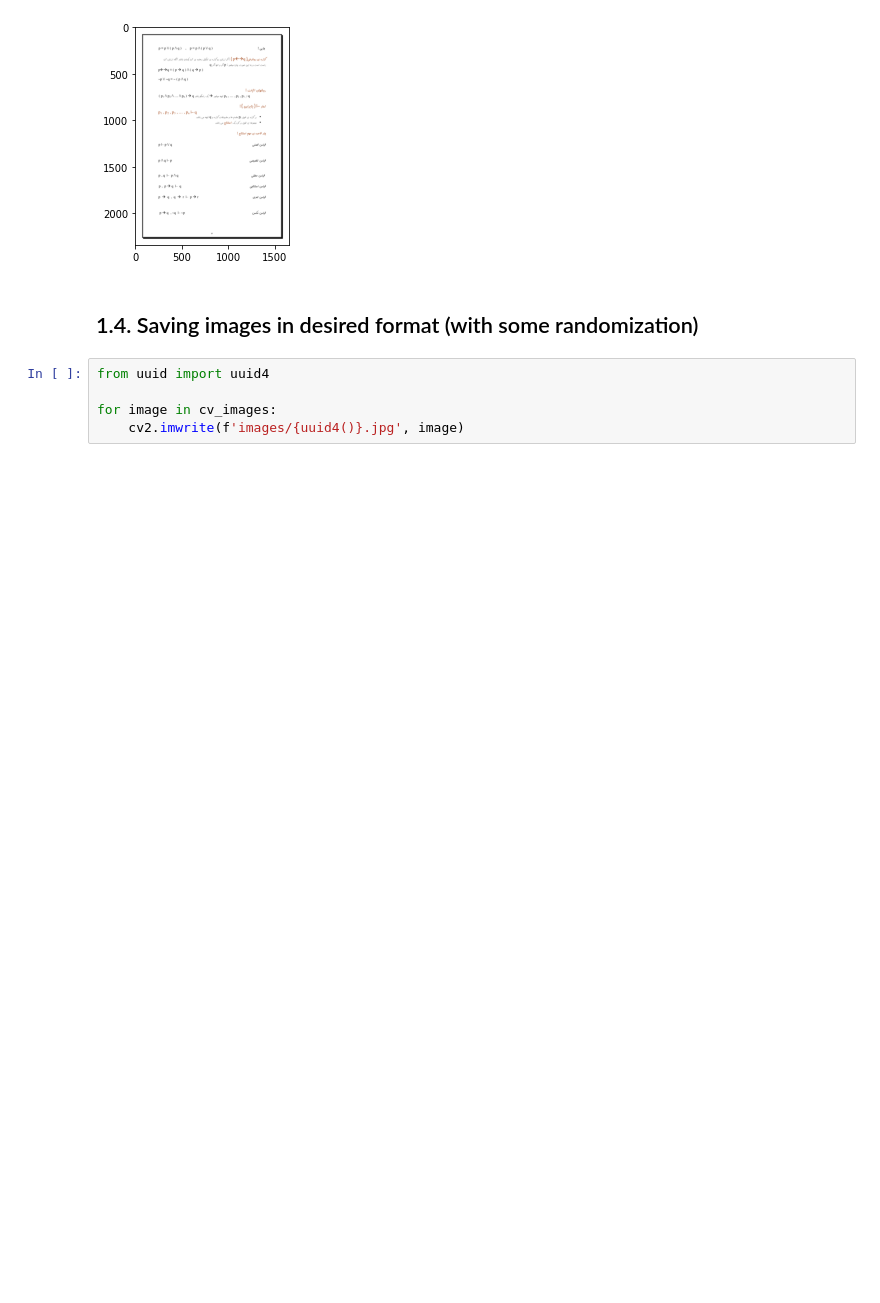
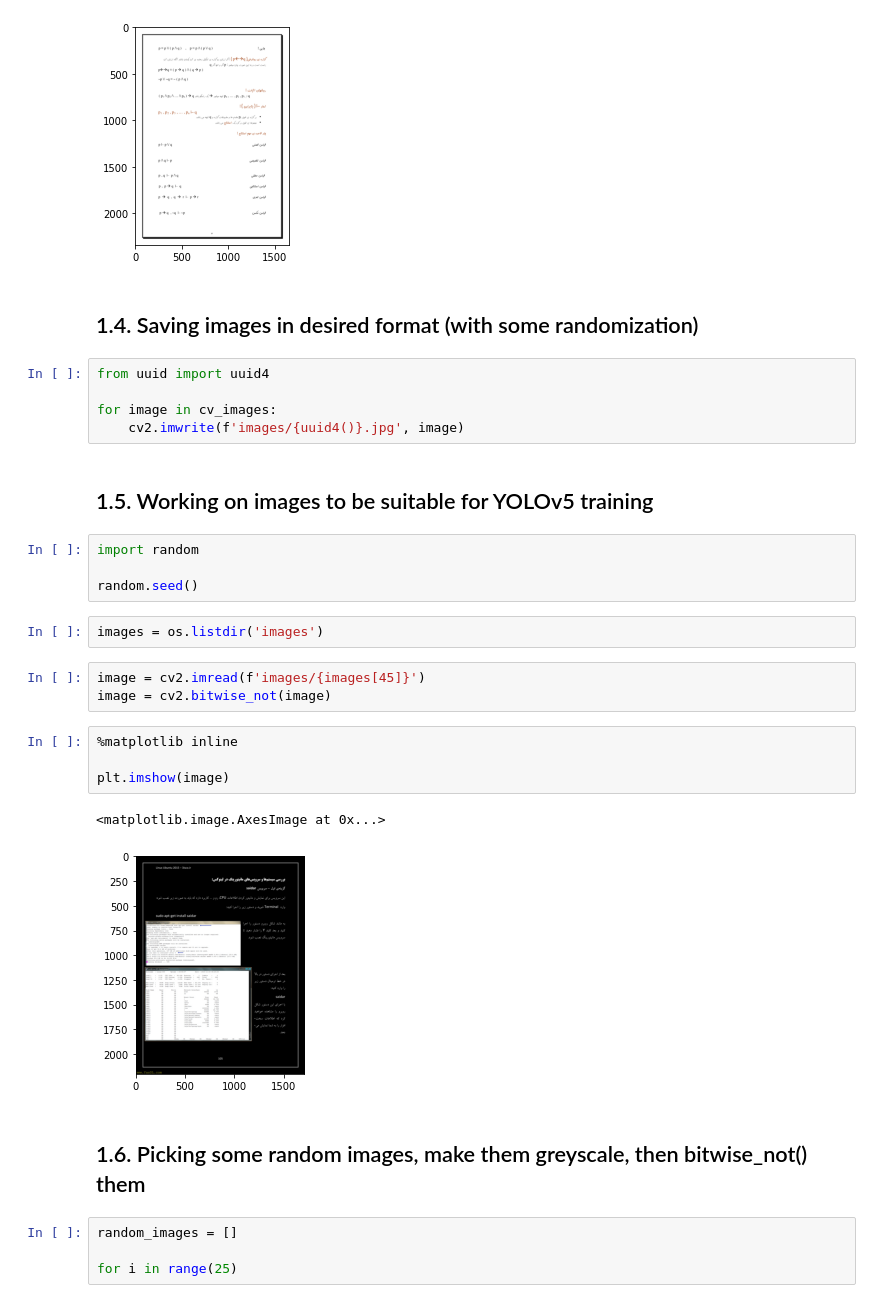
Before and after one commit to prp-e/persian_ocr_project, a Jupyter notebook: word_detection/Word Detection.ipynb, the cells around one changed output. Drawn from its saved outputs; the diff is of its cells as text; blank space fills up the shorter version.

```diff
--- a/word_detection/Word Detection.ipynb
+++ b/word_detection/Word Detection.ipynb
@@ -59,3 +59,27 @@ from uuid import uuid4
 
 for image in cv_images:
     cv2.imwrite(f'images/{uuid4()}.jpg', image)
+# %% [markdown]
+## 1.5. Working on images to be suitable for YOLOv5 training
+# %%
+import random
+
+random.seed()
+# %%
+images = os.listdir('images')
+# %%
+image = cv2.imread(f'images/{images[45]}')
+image = cv2.bitwise_not(image)
+# %%
+%matplotlib inline
+
+plt.imshow(image)
+# %% [output]
+<matplotlib.image.AxesImage at 0x...>
+[figure, added]
+# %% [markdown]
+## 1.6. Picking some random images, make them greyscale, then bitwise_not() them
+# %%
+random_images = []
+
+for i in range(25)
```
